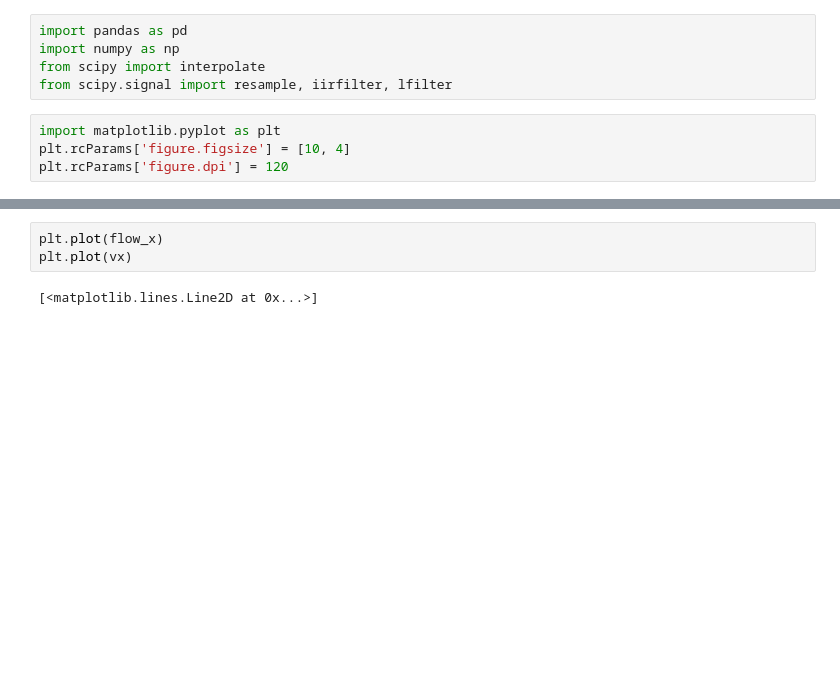
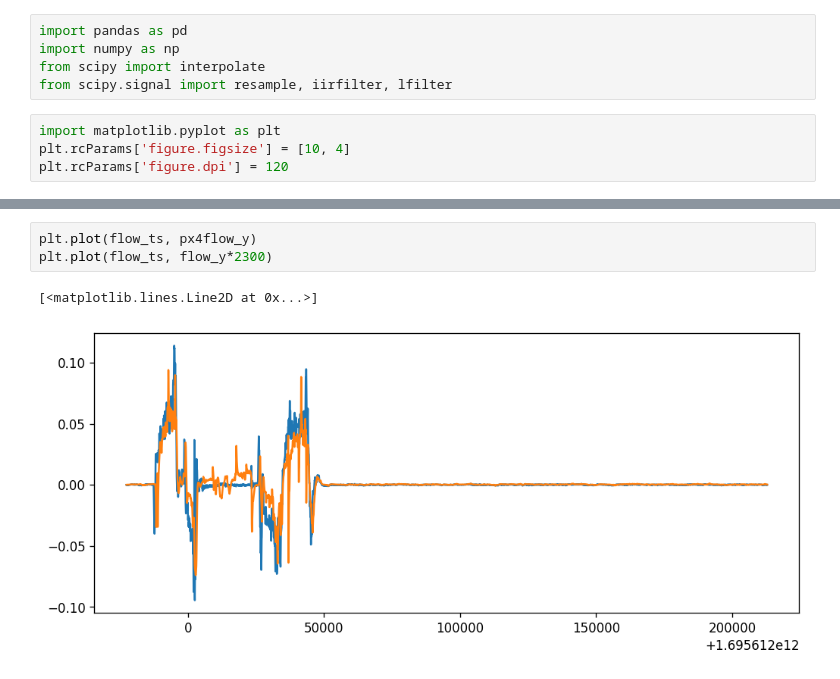
Before and after one commit to fsaulo/flow, a Jupyter notebook: examples/notebooks/Analysis.ipynb, the cells around one changed output, grey strips where cells are left out. Saved outputs shown, nothing was run; the diff lists cells and outputs as text; blank space fills up the shorter version.

```diff
--- a/examples/notebooks/Analysis.ipynb
+++ b/examples/notebooks/Analysis.ipynb
@@ -40,5 +56,6 @@ flow_vx_resampled = resample(flow_vx, len(vx))
 # %%
-plt.plot(flow_x)
-plt.plot(vx)
+plt.plot(flow_ts, px4flow_y)
+plt.plot(flow_ts, flow_y*2300)
 # %% [output]
 [<matplotlib.lines.Line2D at 0x...>]
+[figure, added]
```
Also changed, not shown: parts of 6 cells of this notebook.
